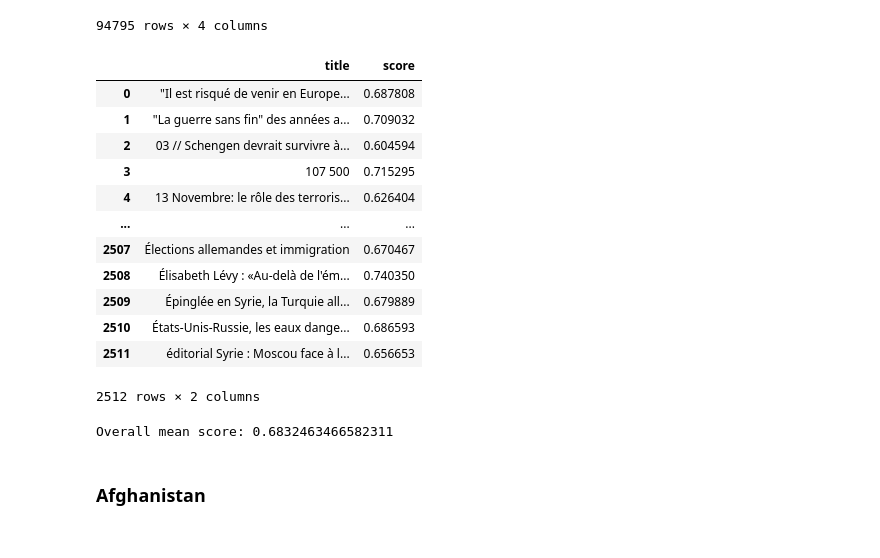
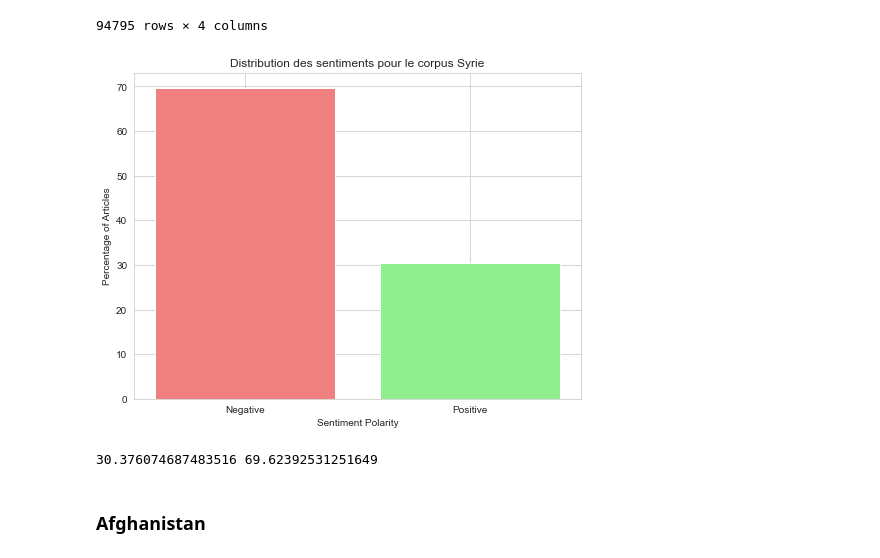
Before and after one commit to cmllbll/Projet_DSSS_2023, a Jupyter notebook: Sentiment Analysis.ipynb, the cells around one changed output. Drawn from its saved outputs; the diff is of its cells as text; code cells hidden in the pictures.

Commit message:
Sentiment Analysis

```diff
--- a/Sentiment Analysis.ipynb
+++ b/Sentiment Analysis.ipynb
@@ -182,27 +211,24 @@ sentiment_df_syrie
 | 94793 | Crise migratoire aux Canaries : l... | » A moins que le Printemps arabe ... | Negative | 0.606118 |
 | 94794 | Crise migratoire aux Canaries : l... | » Yves Bourdillon | Negative | 0.634168 |
 94795 rows × 4 columns
-# %%
-mean_scores = sentiment_df_syrie.groupby('title')['score'].mean().reset_index()
-mean_scores
-# %% [output]
-|  | title | score |
-| 0 | "Il est risqué de venir en Europe... | 0.687808 |
-| 1 | "La guerre sans fin" des années a... | 0.709032 |
-| 2 | 03 // Schengen devrait survivre à... | 0.604594 |
-| 3 | 107 500 | 0.715295 |
-| 4 | 13 Novembre: le rôle des terroris... | 0.626404 |
-| ... | ... | ... |
-| 2507 | Élections allemandes et immigration | 0.670467 |
-| 2508 | Élisabeth Lévy : «Au-delà de l'ém... | 0.740350 |
-| 2509 | Épinglée en Syrie, la Turquie all... | 0.679889 |
-| 2510 | États-Unis-Russie, les eaux dange... | 0.686593 |
-| 2511 | éditorial Syrie : Moscou face à l... | 0.656653 |
-2512 rows × 2 columns
-# %%
-overall_mean_score = mean_scores['score'].mean()
-print("Overall mean score:", overall_mean_score)
-# %% [output]
-Overall mean score: 0.6832463466582311
+# %%
+sentiment_counts = sentiment_df_syrie['label'].value_counts()
+
+total_articles = sentiment_df_syrie.shape[0]
+positive_percentage = (sentiment_counts['Positive'] / total_articles) * 100
+negative_percentage = (sentiment_counts['Negative'] / total_articles) * 100
+
+plt.figure(figsize=(8, 6))
+plt.bar(['Negative', 'Positive'], [negative_percentage, positive_percentage], color=['lightcoral', 'lightgreen'])
+plt.title('Distribution des sentiments pour le corpus Syrie')
+plt.xlabel('Sentiment Polarity')
+plt.ylabel('Percentage of Articles')
+plt.show()
+# %% [output]
+[figure, added]
+# %%
+print(positive_percentage, negative_percentage)
+# %% [output]
+30.376074687483516 69.62392531251649
 # %% [markdown]
 ### Afghanistan
```
Also changed, not shown: parts of 34 cells of this notebook.
